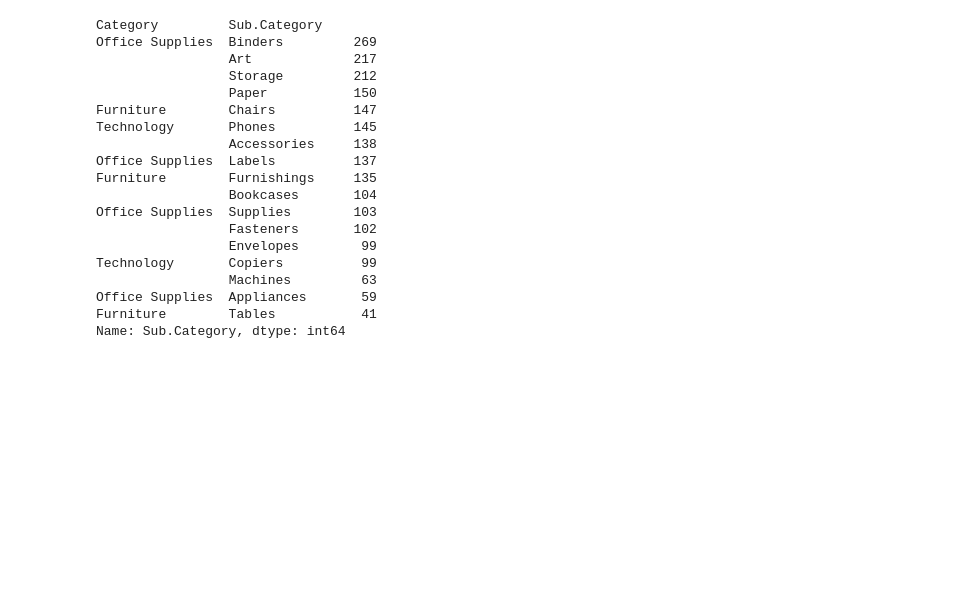
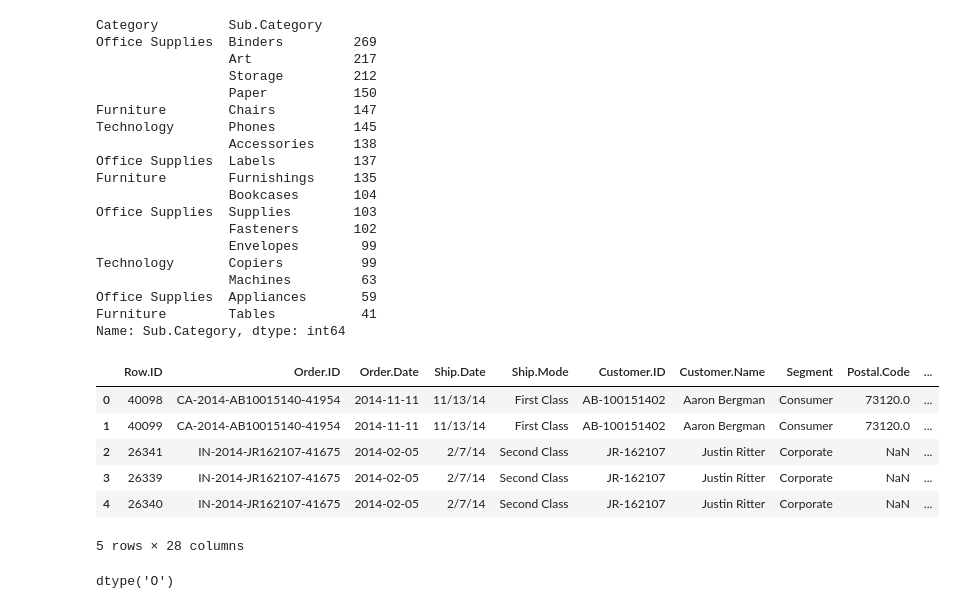
Before and after one commit to taipeifx/ML_Lab, a Jupyter notebook: ML_Lab_Daniel_Chen/Machine Learning Lab Nov 8- Daniel Chen.ipynb, the cells around one changed output. Saved outputs shown, nothing was run; the diff lists cells and outputs as text; code cells hidden in the pictures; blank space fills up the shorter version.

```diff
--- a/ML_Lab_Daniel_Chen/Machine Learning Lab Nov 8- Daniel Chen.ipynb
+++ b/ML_Lab_Daniel_Chen/Machine Learning Lab Nov 8- Daniel Chen.ipynb
@@ -364,0 +338,30 @@ function from `caret` package that does a **stratified** random split of the dat
+# %%
+import pandas as pd
+order = pd.read_csv(".\data\Orders.csv")
+returns = pd.read_csv(".\data\Returns.csv")
+import re
+order['Profit'] = order['Profit'].apply(lambda x: re.sub('[$]', '', x)) #remove $ signs
+order['Sales'] = order['Sales'].apply(lambda x: re.sub('[$]', '', x)) #remove $ signs
+order['Profit'] = order['Profit'].apply(lambda x: re.sub('[,]', '', x)) #remove , signs
+order['Sales'] = order['Sales'].apply(lambda x: re.sub('[,]', '', x)) #remove , signs
+order['Profit'] = pd.to_numeric(order['Profit'])
+order['Sales'] = pd.to_numeric(order['Sales'])
+order["Order.Date"] = pd.to_datetime(order["Order.Date"])
+order["Ship.Date"] = pd.to_datetime(order["Ship.Date"])
+# %%
+#order["Year"] = order["Order.Date"].dt.year
+merged = order.merge(returns, how='outer', left_on= "Order.ID", right_on="Order ID")
+merged.head()
+#merged[merged['Returned'] == "Yes"]
+# %% [output]
+|  | Row.ID | Order.ID | Order.Date | Ship.Date | Ship.Mode | Customer.ID | Customer.Name | Segment | Postal.Code | ... |
+| 0 | 40098 | CA-2014-AB10015140-41954 | 2014-11-11 | 11/13/14 | First Class | AB-100151402 | Aaron Bergman | Consumer | 73120.0 | ... |
+| 1 | 40099 | CA-2014-AB10015140-41954 | 2014-11-11 | 11/13/14 | First Class | AB-100151402 | Aaron Bergman | Consumer | 73120.0 | ... |
+| 2 | 26341 | IN-2014-JR162107-41675 | 2014-02-05 | 2/7/14 | Second Class | JR-162107 | Justin Ritter | Corporate | NaN | ... |
+| 3 | 26339 | IN-2014-JR162107-41675 | 2014-02-05 | 2/7/14 | Second Class | JR-162107 | Justin Ritter | Corporate | NaN | ... |
+| 4 | 26340 | IN-2014-JR162107-41675 | 2014-02-05 | 2/7/14 | Second Class | JR-162107 | Justin Ritter | Corporate | NaN | ... |
+5 rows × 28 columns
+# %%
+merged['Returned'].dtypes
+# %% [output]
+dtype('O')
```
Also changed, not shown: parts of 17 cells of this notebook, 6 other files.
